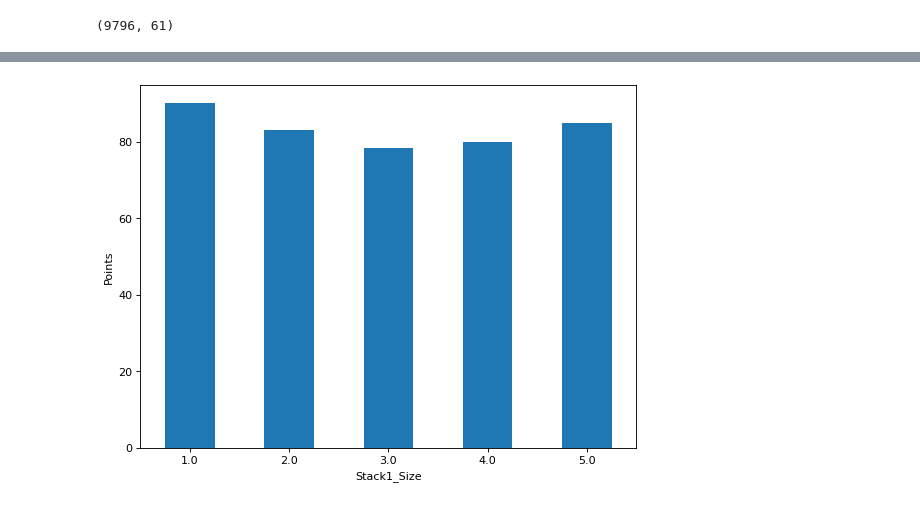
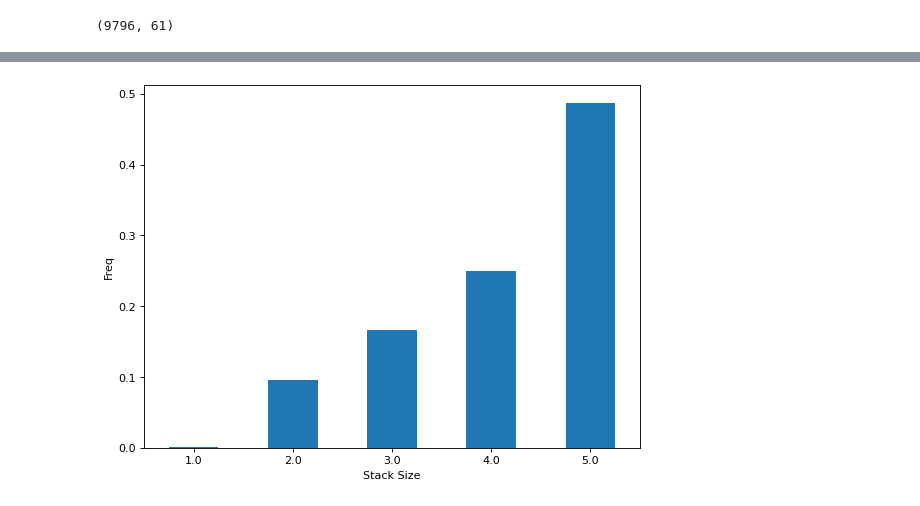
Before and after one commit to flaghunter21/DFS, a Jupyter notebook: Contest_Analysis.ipynb, the cells around one changed output, grey strips where cells are left out. Saved outputs shown, nothing was run; the diff lists cells and outputs as text; code cells hidden in the pictures.

```diff
--- a/Contest_Analysis.ipynb
+++ b/Contest_Analysis.ipynb
@@ -207,6 +207,7 @@ We can now add the stacking variables. The following variables will be created:
 
 We do this by first creating a new dataframe `stacks` which includes the stack size for each team in each lineup.
 # %%
+team_cols = ['FLEX1_Team','FLEX2_Team','FLEX3_Team','FLEX4_Team','FLEX5_Team','FLEX6_Team','FLEX7_Team','FLEX8_Team','FLEX9_Team','FLEX10_Team',]
 stacks = contest[team_cols].apply(pd.Series.value_counts, axis=1).fillna(0)
 stacks.head()
 # %% [output]
@@ -236,11 +237,11 @@ contest[stack_cols].head()
 # %% [markdown]
 We can now combine these values into a few more new columns. `Stack Combo` will be the stack combination for each lineup, such as (5,3), (4,4), (5,2), and so on. Furthermore, the `Stack Combo Team` column will just include the team associated with each stack size.
 # %%
-contest['Stack Combo'] = contest['Stack1_Size'].astype(str) + ',' + contest['Stack2_Size'].astype(str)
-contest['Stack Combo'] = contest['Stack Combo'].str.replace('.0','',regex=False)
+contest['Stack_Combo'] = contest['Stack1_Size'].astype(str) + ',' + contest['Stack2_Size'].astype(str)
+contest['Stack_Combo'] = contest['Stack_Combo'].str.replace('.0','',regex=False)
 # %%
-contest['Stack Combo Team'] = contest['Stack1_Team'] + ':' + contest['Stack1_Size'].astype(str) + ', ' + contest['Stack2_Team'] + ':' + contest['Stack2_Size'].astype(str)
-contest['Stack Combo Team'] = contest['Stack Combo Team'].str.replace('.0','',regex=False)
+contest['Stack_Combo_Team'] = contest['Stack1_Team'] + ':' + contest['Stack1_Size'].astype(str) + ', ' + contest['Stack2_Team'] + ':' + contest['Stack2_Size'].astype(str)
+contest['Stack_Combo_Team'] = contest['Stack_Combo_Team'].str.replace('.0','',regex=False)
 # %%
 contest.head()
 # %% [output]
@@ -294,0 +292,5 @@ stack1_size = cleaned_contest.groupby(['Stack1_Size'])['Points'].mean()
+# %%
+stack1_own = cleaned_contest['Stack1_Size'].value_counts(normalize=True)
+stack2_own = cleaned_contest['Stack2_Size'].value_counts(normalize=True)
+print(stack1_own)
+print(stack2_own)
@@ -295,6 +309,10 @@ stack1_size = cleaned_contest.groupby(['Stack1_Size'])['Points'].mean()
 # %%
 from matplotlib.pyplot import figure
 figure(figsize=(8, 6), dpi=80)
-ax = stack1_size.plot.bar(x='lab', y='val', rot=0).set_ylabel('Points')
+stack1_order = [1.0,2.0,3.0,4.0,5.0]
+ax = stack1_own.loc[stack_order].plot.bar(x='lab', y='val', rot=0)
+ax.set_xlabel('Stack Size')
+ax.set_ylabel('Freq')
+plt.show()
 # %% [output]
-[figure, old version]
+[figure, new version]
```
Also changed, not shown: parts of 18 cells of this notebook.
